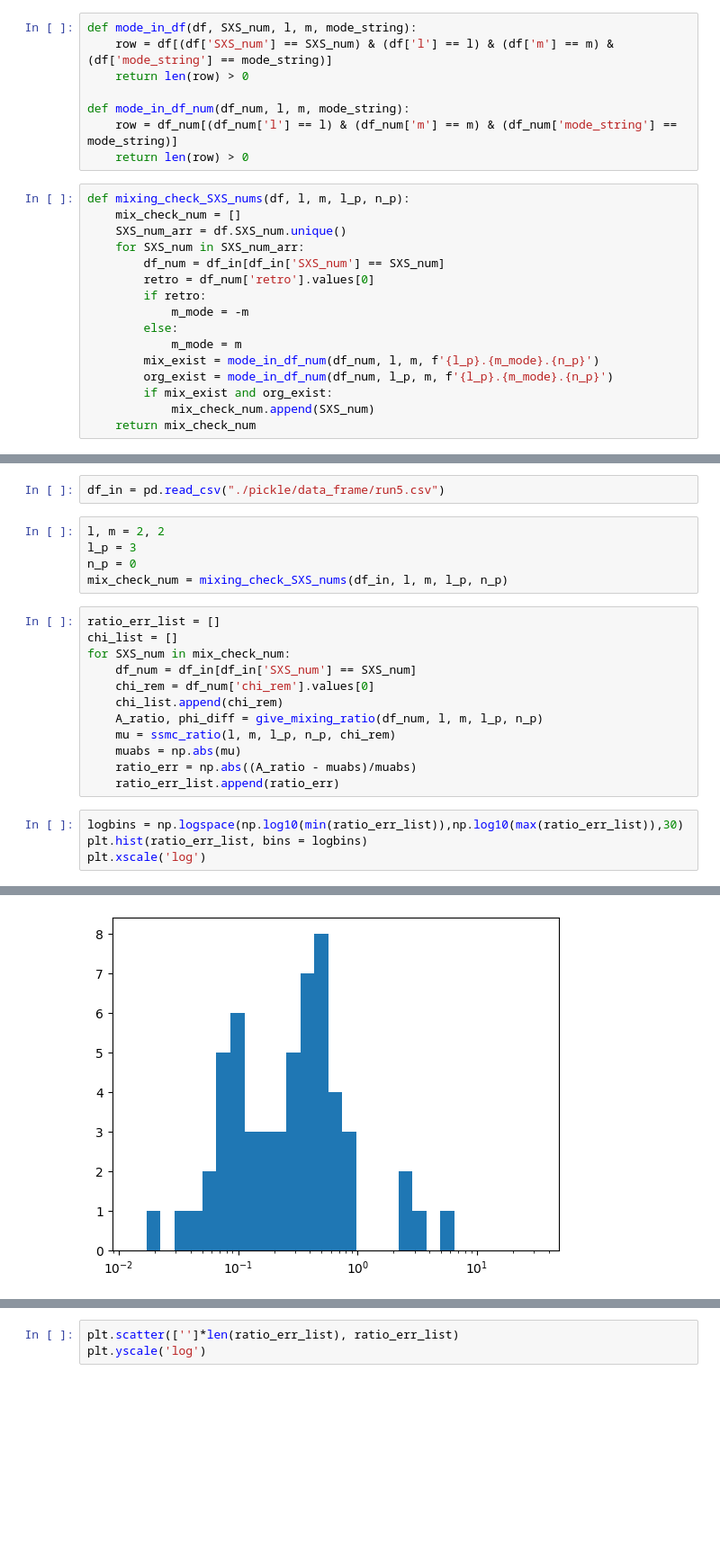
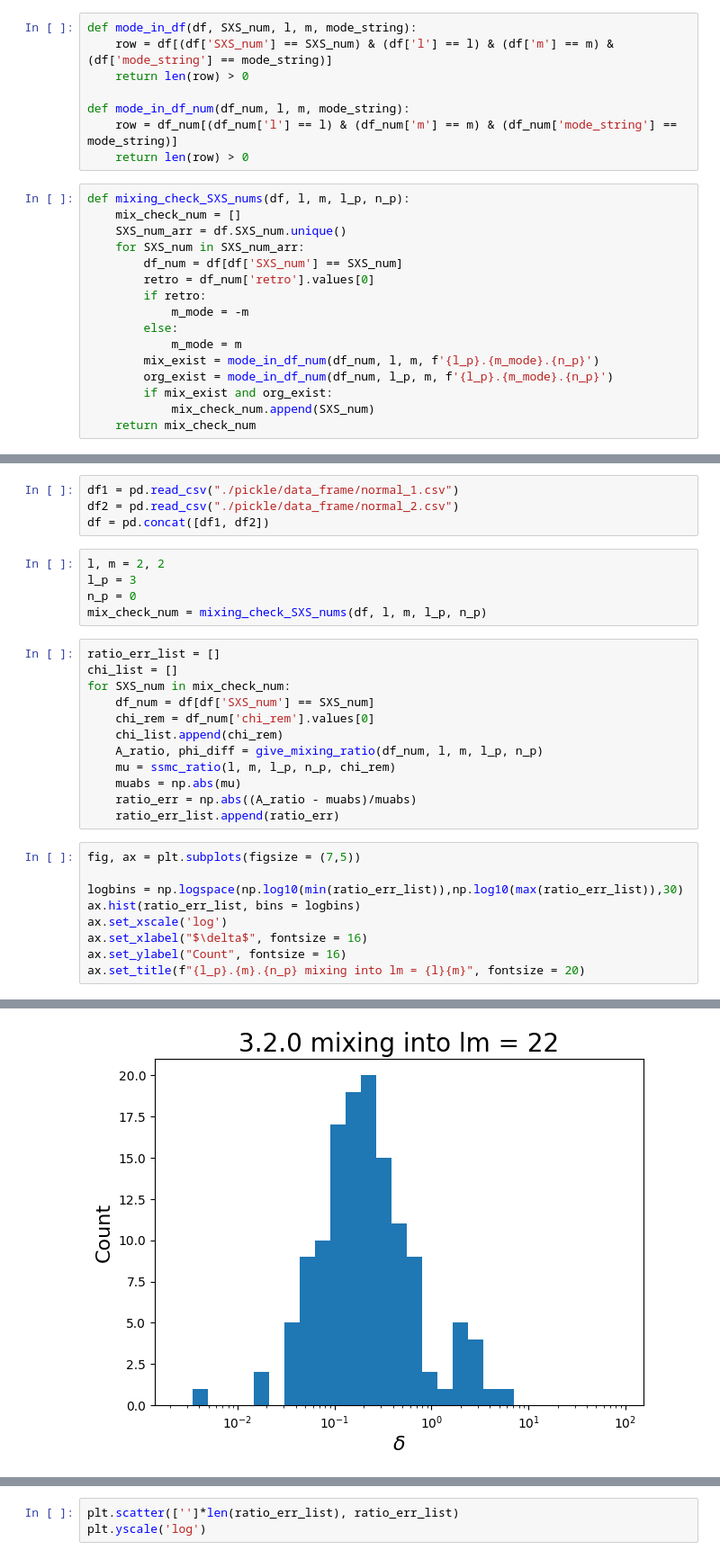
Before and after one commit to mhycheung/jaxqualin, a Jupyter notebook: spheroidal.ipynb, the cells around one changed output, grey strips where cells are left out. Shown at 90% size. Drawn from its saved outputs; the diff is of its cells as text; blank space fills up the shorter version.

```diff
--- a/spheroidal.ipynb
+++ b/spheroidal.ipynb
@@ -54,7 +46,7 @@ def mixing_check_SXS_nums(df, l, m, l_p, n_p):
     mix_check_num = []
     SXS_num_arr = df.SXS_num.unique()
     for SXS_num in SXS_num_arr:
-        df_num = df_in[df_in['SXS_num'] == SXS_num]
+        df_num = df[df['SXS_num'] == SXS_num]
         retro = df_num['retro'].values[0]
         if retro:
             m_mode = -m
@@ -68,15 +75,17 @@ def mixing_check_SXS_nums(df, l, m, l_p, n_p):
 # %%
-df_in = pd.read_csv("./pickle/data_frame/run5.csv")
+df1 = pd.read_csv("./pickle/data_frame/normal_1.csv")
+df2 = pd.read_csv("./pickle/data_frame/normal_2.csv")
+df = pd.concat([df1, df2])
 # %%
 l, m = 2, 2
 l_p = 3
 n_p = 0
-mix_check_num = mixing_check_SXS_nums(df_in, l, m, l_p, n_p)
+mix_check_num = mixing_check_SXS_nums(df, l, m, l_p, n_p)
 # %%
 ratio_err_list = []
 chi_list = []
 for SXS_num in mix_check_num:
-    df_num = df_in[df_in['SXS_num'] == SXS_num]
+    df_num = df[df['SXS_num'] == SXS_num]
     chi_rem = df_num['chi_rem'].values[0]
     chi_list.append(chi_rem)
     A_ratio, phi_diff = give_mixing_ratio(df_num, l, m, l_p, n_p)
@@ -85,7 +94,12 @@ for SXS_num in mix_check_num:
     ratio_err = np.abs((A_ratio - muabs)/muabs)
     ratio_err_list.append(ratio_err)
 # %%
+fig, ax = plt.subplots(figsize = (7,5))
+
 logbins = np.logspace(np.log10(min(ratio_err_list)),np.log10(max(ratio_err_list)),30)
-plt.hist(ratio_err_list, bins = logbins)
-plt.xscale('log')
+ax.hist(ratio_err_list, bins = logbins)
+ax.set_xscale('log')
+ax.set_xlabel("$\delta$", fontsize = 16)
+ax.set_ylabel("Count", fontsize = 16)
+ax.set_title(f"{l_p}.{m}.{n_p} mixing into lm = {l}{m}", fontsize = 20)
 # %% [output]
@@ -92,4 +107,4 @@ plt.xscale('log')
-[figure, old version]
+[figure, new version]
 # %%
 list(zip(mix_check_num, chi_list, ratio_err_list))
 # %% [output]
```
Also changed, not shown: parts of 7 cells of this notebook, 10 other files.
